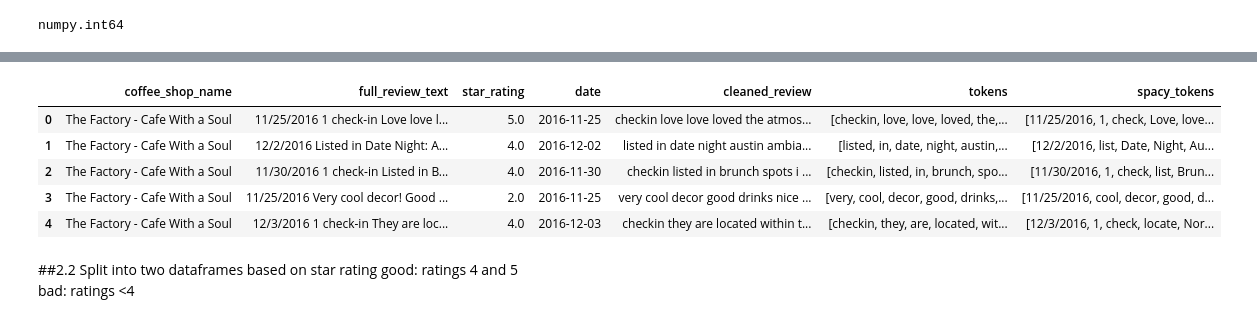
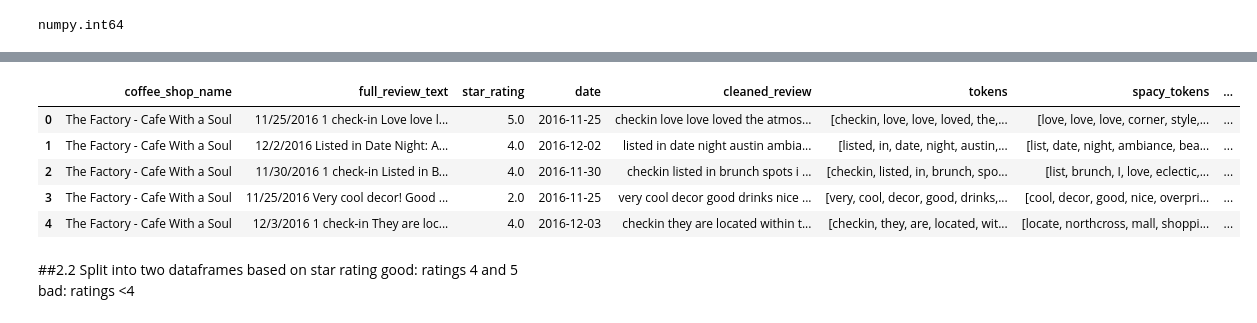
Before and after one commit to sikoh/Natural-Language-Processing, a Jupyter notebook: Text-Data/DS_Text_Data_Homework.ipynb, the cells around one changed output, grey strips where cells are left out. Saved outputs shown, nothing was run; the diff lists cells and outputs as text; code cells hidden in the pictures.

```diff
--- a/Text-Data/DS_Text_Data_Homework.ipynb
+++ b/Text-Data/DS_Text_Data_Homework.ipynb
@@ -403,3 +421,11 @@ nlp = ... #YOUR CODE HERE
+# %%
+STOPS = nlp.Defaults.stop_words.union(['coffee', 'be', 'get', 'come', 'place', 'austin',
+                                       'food', 'time', 'shop', 'checkin', 'drink', 'have',
+                                       'come', 'latte', '-PRON-', 'order', 'tea', 's', 'people',
+                                      'staff', 'service', 'want', 'try', 'work',
+                                       'taste', 'flavor', 'find', 'spot', 'table', 'think',
+                                      'know', 'day', 'look', 'barista', 'milk', 'parking', 'breakfast',
+                                      'thing', 'atmosphere', 'seating', 'cup', 'sit'])
 # %% [markdown]
 ## Remove stop word, punctuation and whitespace from each token
 # %%
@@ -426,9 +452,9 @@ def spacy_tokenizer(text):
     for token in nlp(text):
         # if statement will filter out stopwords, punctuation, and whitespace
         # COMPLETE THE CODE HERE
-        if ( ... ):
+        if (token.lemma_ not in STOPS) & (token.is_punct==False):
             # Now lemmatize!
-            tokens.append(token.?)
+            tokens.append(token.lemma_)
 
     return tokens
 # %%
@@ -439,5 +469,5 @@ df['full_review_text'][10]
 # This code cell takes ~ 3 minutes on Google Colab
 %%time
 # YOUR CODE HERE
-df['spacy_tokens'] = df['?'].apply(?)
+df['spacy_tokens'] = df['cleaned_review'].apply(spacy_tokenizer)
 # %% [output]
@@ -489,4 +519,4 @@ array([' 5.0 star rating ', ' 4.0 star rating ', ' 2.0 star rating ',
 Let's write a `regex` to extract only the numerical value of the rating from this text string<br>
 Reference: [Easiest way to remember Regular Expressions](https://towardsdatascience.com/easiest-way-to-remember-regular-expressions-regex-178ba518bebd)
 # %%
-df['stars'] = df['star_rating'].str.extract('(...)').astype(int) # COMPLETE THE CODE
+df['stars'] = df['star_rating'].str.extract('(\d+)').astype(int) # COMPLETE THE CODE
@@ -520,18 +536,18 @@ df.head()
 # %%
 # COMPLETE CODE HERE
 def star_rating_numeric(rating_string):
   return float(rating_string.split()[0])
 
-df['star_rating'] = df[?].apply(?)
+df['star_rating'] = df['star_rating'].apply(star_rating_numeric)
 
 df.head()
 # %% [output]
-|  | coffee_shop_name | full_review_text | star_rating | date | cleaned_review | tokens | spacy_tokens |
-| 0 | The Factory - Cafe With a Soul | 11/25/2016 1 check-in Love love l... | 5.0 | 2016-11-25 | checkin love love loved the atmos... | [checkin, love, love, loved, the,... | [11/25/2016, 1, check, Love, love... |
-| 1 | The Factory - Cafe With a Soul | 12/2/2016 Listed in Date Night: A... | 4.0 | 2016-12-02 | listed in date night austin ambia... | [listed, in, date, night, austin,... | [12/2/2016, list, Date, Night, Au... |
-| 2 | The Factory - Cafe With a Soul | 11/30/2016 1 check-in Listed in B... | 4.0 | 2016-11-30 | checkin listed in brunch spots i ... | [checkin, listed, in, brunch, spo... | [11/30/2016, 1, check, list, Brun... |
-| 3 | The Factory - Cafe With a Soul | 11/25/2016 Very cool decor! Good ... | 2.0 | 2016-11-25 | very cool decor good drinks nice ... | [very, cool, decor, good, drinks,... | [11/25/2016, cool, decor, good, d... |
-| 4 | The Factory - Cafe With a Soul | 12/3/2016 1 check-in They are loc... | 4.0 | 2016-12-03 | checkin they are located within t... | [checkin, they, are, located, wit... | [12/3/2016, 1, check, locate, Nor... |
+|  | coffee_shop_name | full_review_text | star_rating | date | cleaned_review | tokens | spacy_tokens | ... |
+| 0 | The Factory - Cafe With a Soul | 11/25/2016 1 check-in Love love l... | 5.0 | 2016-11-25 | checkin love love loved the atmos... | [checkin, love, love, loved, the,... | [love, love, love, corner, style,... | ... |
+| 1 | The Factory - Cafe With a Soul | 12/2/2016 Listed in Date Night: A... | 4.0 | 2016-12-02 | listed in date night austin ambia... | [listed, in, date, night, austin,... | [list, date, night, ambiance, bea... | ... |
+| 2 | The Factory - Cafe With a Soul | 11/30/2016 1 check-in Listed in B... | 4.0 | 2016-11-30 | checkin listed in brunch spots i ... | [checkin, listed, in, brunch, spo... | [list, brunch, I, love, eclectic,... | ... |
+| 3 | The Factory - Cafe With a Soul | 11/25/2016 Very cool decor! Good ... | 2.0 | 2016-11-25 | very cool decor good drinks nice ... | [very, cool, decor, good, drinks,... | [cool, decor, good, nice, overpri... | ... |
+| 4 | The Factory - Cafe With a Soul | 12/3/2016 1 check-in They are loc... | 4.0 | 2016-12-03 | checkin they are located within t... | [checkin, they, are, located, wit... | [locate, northcross, mall, shoppi... | ... |
 # %%
 # most coffee shops get 4 or 5 star ratings.
 bin_edges = [0.5, 1.5, 2.5, 3.5, 4.5, 5.5]
```
Also changed, not shown: parts of 13 cells of this notebook.
